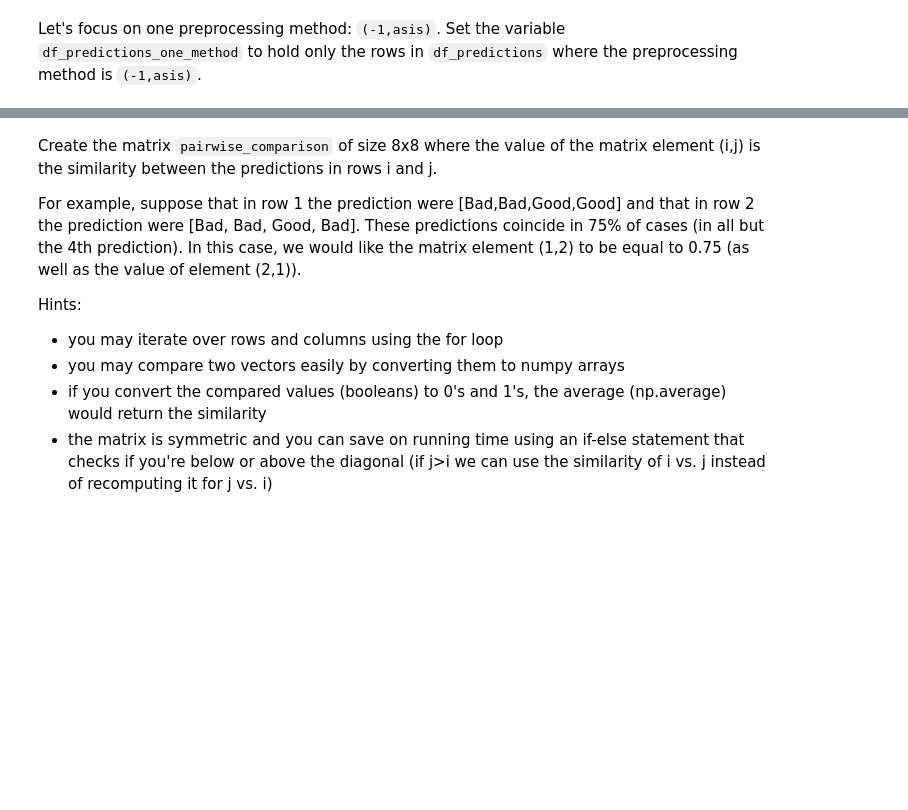
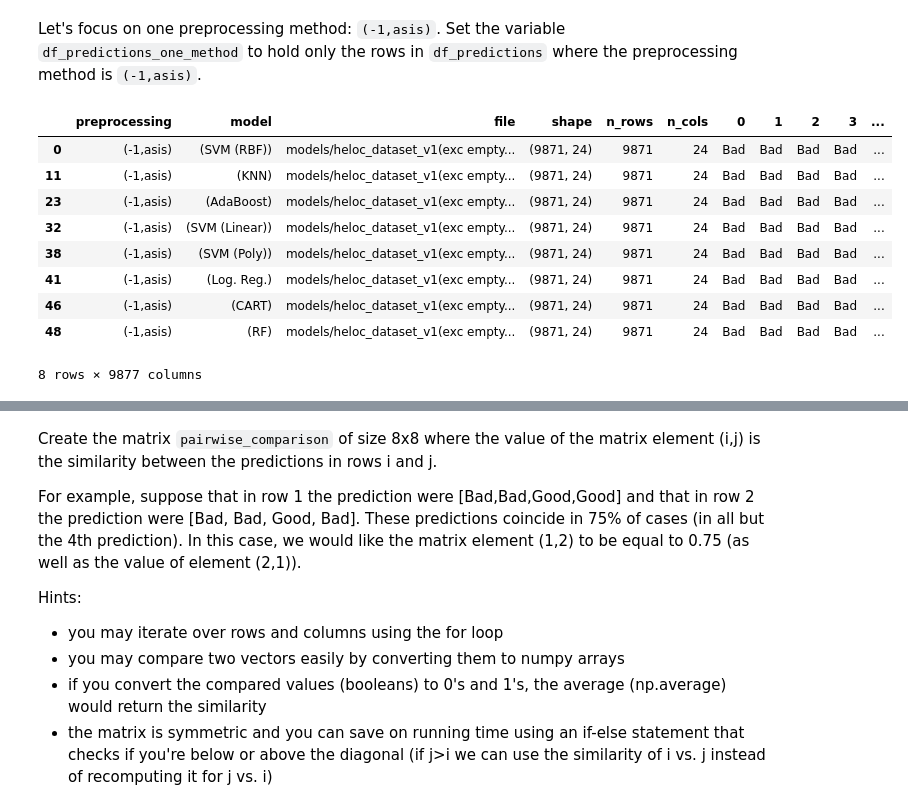
Before and after one commit to MiraculousGu/CIS-432-Predictive-Analysis-Using-Python, a Jupyter notebook: HW 3/Homework3.ipynb, the cells around one changed output, grey strips where cells are left out. Cells and saved outputs as stored; diff of their text form; code cells hidden in the pictures; blank space fills up the shorter version.

```diff
--- a/HW 3/Homework3.ipynb
+++ b/HW 3/Homework3.ipynb
@@ -386,5 +408,14 @@ df_models.head(3).apply(lambda row:len(row['model']), axis=1)
 # %%
 # write here code that adds the new column to df_models (running it may take a while as you might read each of the files in the folder models)
-###
-### YOUR CODE HERE
-###
+
+#calculate num of rows and columns
+def calculate_rows_and_columns(row):
+    df = pd.read_csv(row['file'])
+    n_rows = len(df)
+    n_cols = len(df.columns)
+    return (n_rows,n_cols)
+
+#add new column
+shape = df_models.apply(calculate_rows_and_columns,axis=1)
+df_models['shape'] = shape
+df_models.head()
@@ -406,0 +445,5 @@ Use the function `.apply()` to add two new columns called `n_rows` and `n_cols`,
+# %%
+# write here code that adds the new column to df_models
+df_models['n_rows'] = df_models.apply(lambda row: len(pd.read_csv(row['file'])),axis=1)
+df_models['n_cols'] = df_models.apply(lambda row: len(pd.read_csv(row['file']).columns),axis=1)
+df_models.head()
@@ -440,0 +501,13 @@ df_predictions = "replace this string with your answer"
+# %%
+df_predictions = "replace this string with your answer"
+
+#find prediction in every file
+def get_prediction(row):
+    df = pd.read_csv(row['file'])
+    res = df['RiskPerformance']
+    return res
+
+#combine all predictions
+predictions = df_models.apply(get_prediction,axis=1)
+df_predictions = df_models.join(predictions)
+df_predictions.head()
@@ -463,9 +565,19 @@ assert(len(diff)==0), 'testing df_predictions'
 Let's focus on one preprocessing method: `(-1,asis)`. Set the variable `df_predictions_one_method` to hold only the rows in `df_predictions` where the preprocessing method is `(-1,asis)`.
 # %%
 df_predictions_one_method = "replace this string with your answer"
-###
-### YOUR CODE HERE
-###
+df_predictions_one_method = df_predictions[df_predictions['preprocessing'] == '(-1,asis)']
+df_predictions_one_method
+# %% [output]
+|  | preprocessing | model | file | shape | n_rows | n_cols | 0 | 1 | 2 | 3 | ... |
+| 0 | (-1,asis) | (SVM (RBF)) | models/heloc_dataset_v1(exc empty... | (9871, 24) | 9871 | 24 | Bad | Bad | Bad | Bad | ... |
+| 11 | (-1,asis) | (KNN) | models/heloc_dataset_v1(exc empty... | (9871, 24) | 9871 | 24 | Bad | Bad | Bad | Bad | ... |
+| 23 | (-1,asis) | (AdaBoost) | models/heloc_dataset_v1(exc empty... | (9871, 24) | 9871 | 24 | Bad | Bad | Bad | Bad | ... |
+| 32 | (-1,asis) | (SVM (Linear)) | models/heloc_dataset_v1(exc empty... | (9871, 24) | 9871 | 24 | Bad | Bad | Bad | Bad | ... |
+| 38 | (-1,asis) | (SVM (Poly)) | models/heloc_dataset_v1(exc empty... | (9871, 24) | 9871 | 24 | Bad | Bad | Bad | Bad | ... |
+| 41 | (-1,asis) | (Log. Reg.) | models/heloc_dataset_v1(exc empty... | (9871, 24) | 9871 | 24 | Bad | Bad | Bad | Bad | ... |
+| 46 | (-1,asis) | (CART) | models/heloc_dataset_v1(exc empty... | (9871, 24) | 9871 | 24 | Bad | Bad | Bad | Bad | ... |
+| 48 | (-1,asis) | (RF) | models/heloc_dataset_v1(exc empty... | (9871, 24) | 9871 | 24 | Bad | Bad | Bad | Bad | ... |
+8 rows × 9877 columns
 # %%
 ### BEGIN TEST (DO NOT REMOVE CELL)
 sol = ANSWER_KEY['df_predictions_one_method'].sort_values(by='file',ignore_index=True)
```
Also changed, not shown: parts of 30 cells of this notebook, 2 other files.
